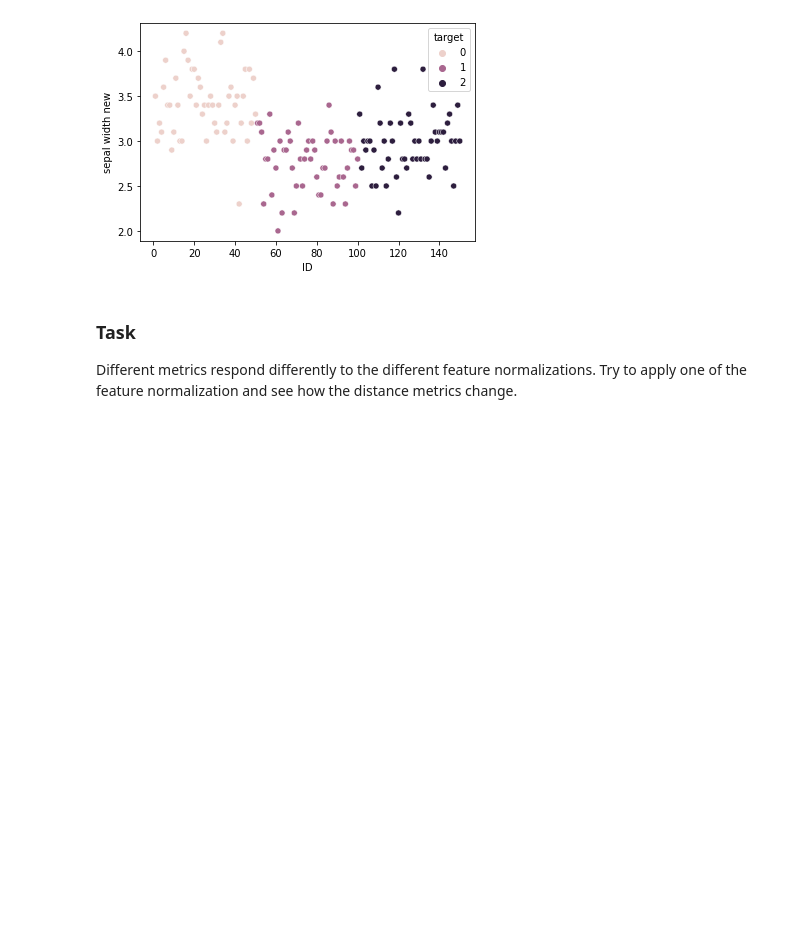
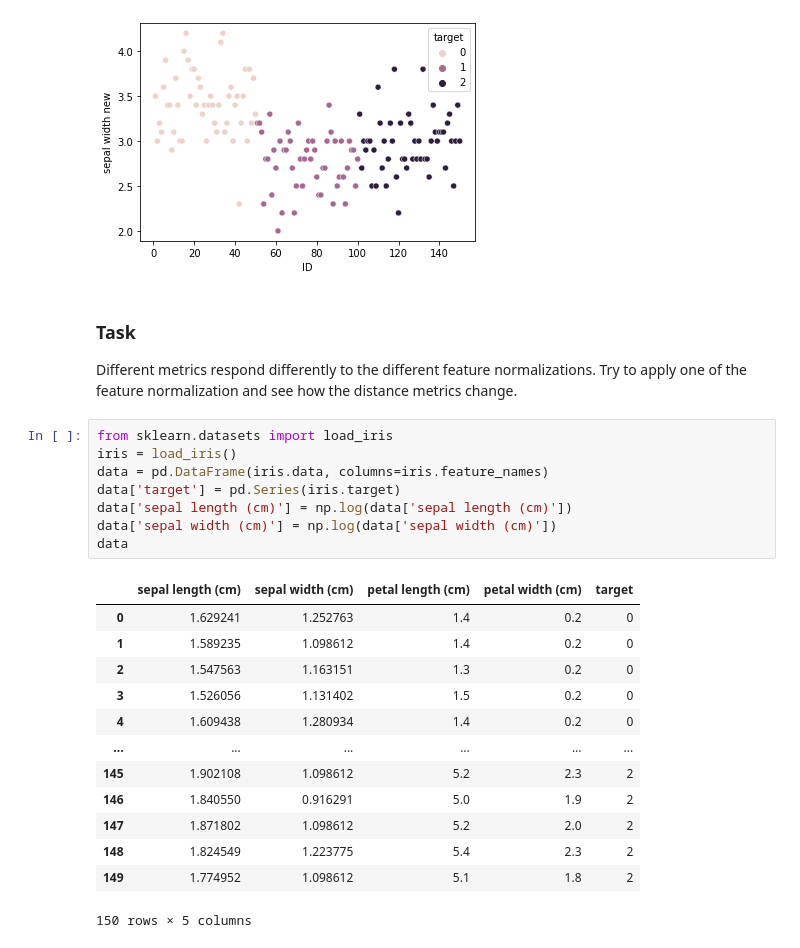
Before and after one commit to LalithaEvani/fmml20211041, a Jupyter notebook: My_copy_of_M2L1.ipynb, the cells around one changed output. Drawn from its saved outputs; the diff is of its cells as text; blank space fills up the shorter version.

```diff
--- a/My_copy_of_M2L1.ipynb
+++ b/My_copy_of_M2L1.ipynb
@@ -1195,3 +1195,25 @@ sns.scatterplot(data=df, x="ID",y="sepal width new",hue="target")
 # %% [markdown]
 ### Task
 Different metrics respond differently to the different feature normalizations. Try to apply one of the feature normalization and see how the distance metrics change.
+# %%
+from sklearn.datasets import load_iris
+iris = load_iris()
+data = pd.DataFrame(iris.data, columns=iris.feature_names)
+data['target'] = pd.Series(iris.target)
+data['sepal length (cm)'] = np.log(data['sepal length (cm)'])
+data['sepal width (cm)'] = np.log(data['sepal width (cm)'])
+data
+# %% [output]
+|  | sepal length (cm) | sepal width (cm) | petal length (cm) | petal width (cm) | target |
+| 0 | 1.629241 | 1.252763 | 1.4 | 0.2 | 0 |
+| 1 | 1.589235 | 1.098612 | 1.4 | 0.2 | 0 |
+| 2 | 1.547563 | 1.163151 | 1.3 | 0.2 | 0 |
+| 3 | 1.526056 | 1.131402 | 1.5 | 0.2 | 0 |
+| 4 | 1.609438 | 1.280934 | 1.4 | 0.2 | 0 |
+| ... | ... | ... | ... | ... | ... |
+| 145 | 1.902108 | 1.098612 | 5.2 | 2.3 | 2 |
+| 146 | 1.840550 | 0.916291 | 5.0 | 1.9 | 2 |
+| 147 | 1.871802 | 1.098612 | 5.2 | 2.0 | 2 |
+| 148 | 1.824549 | 1.223775 | 5.4 | 2.3 | 2 |
+| 149 | 1.774952 | 1.098612 | 5.1 | 1.8 | 2 |
+150 rows × 5 columns
```
Also changed, not shown: parts of 11 cells of this notebook.
